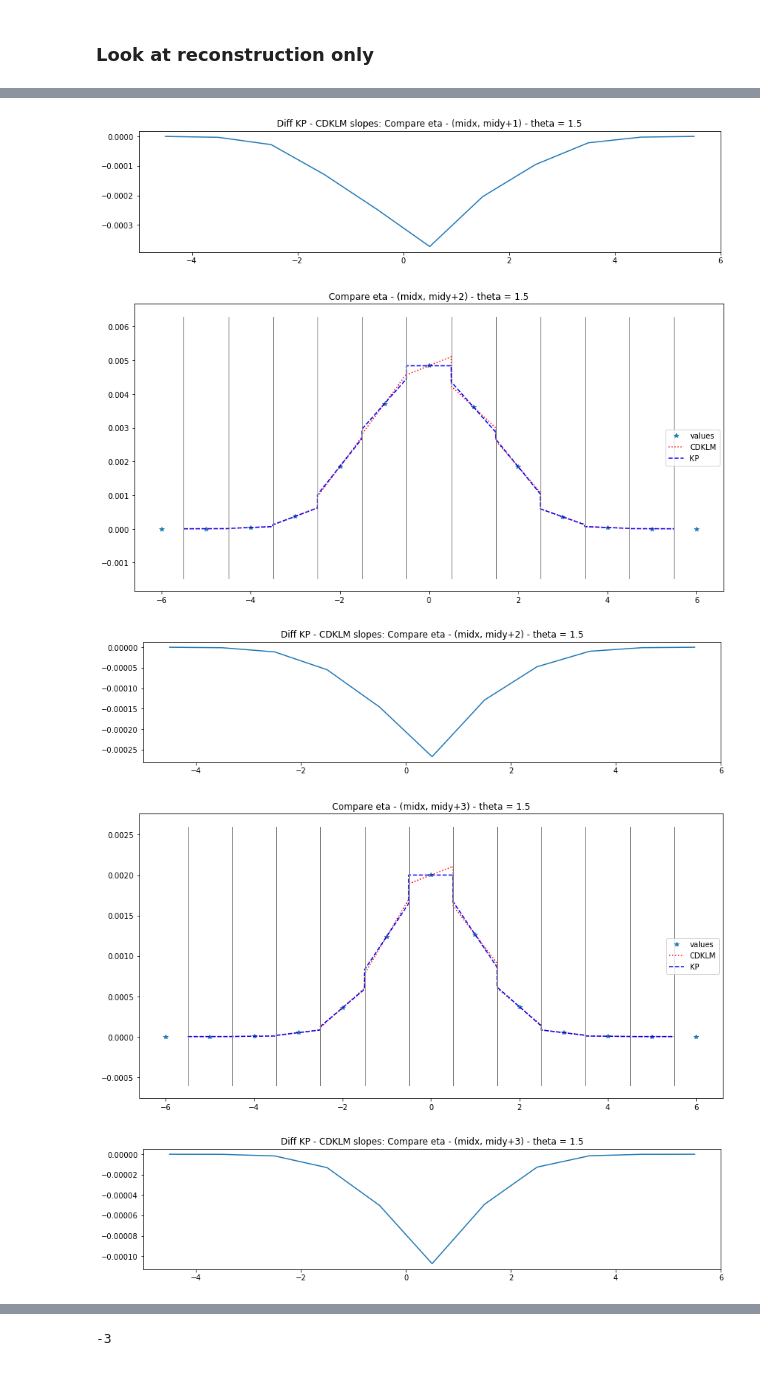
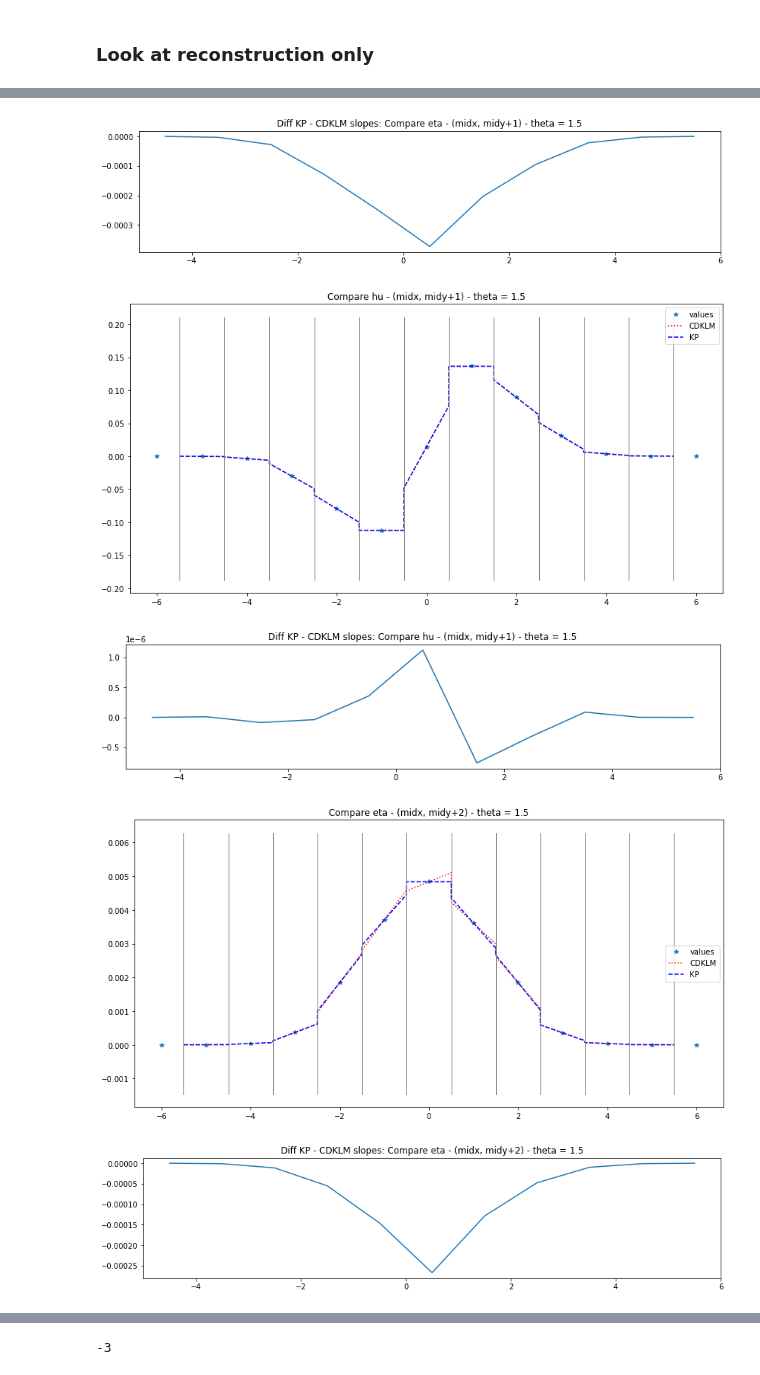
Before and after one commit to sintefmath/havvarsel-flux-investigations, a Jupyter notebook: FiniteVolumeDetails.ipynb, the cells around one changed output, grey strips where cells are left out. Saved outputs shown, nothing was run; the diff lists cells and outputs as text; code cells hidden in the pictures.

Commit message:
Comparing reconstruction of hu in CDKLM and KP

```diff
--- a/FiniteVolumeDetails.ipynb
+++ b/FiniteVolumeDetails.ipynb
@@ -287,6 +287,49 @@ def plotAndCompareEta(eta, v, args, theta, title):
      plt.plot(x_up, kp_up - cdklm_up)
      plt.title("Diff KP - CDKLM slopes: " + title + " - theta = " + str(theta))
 
+
+def plotAndCompare_hu(eta, v, u, hu, H, args, theta, title):
+     K_bw, K_c, K_fw = fd_slopes_K(eta, v, args)
+     K_x = minmodRaw(theta*K_bw, K_c, theta*K_fw)
+     eta_x = minmodSlopes(eta, theta)
+     u_x = minmodSlopes(u, theta)
+     hu_x = minmodSlopes(hu, theta)
+
+     Ndata = len(eta)
+     x = np.arange(-(Ndata//2), Ndata//2+1)
+     x_down = x[1:-1]  - 0.5
+     x_up   = x[1:-1] + 0.5
+     x_combo = merge_up_and_down(x_up, x_down)
+
+     y_span = max(hu) - min(hu)
+
+     fig = plt.figure(figsize=(14,7))
+     plt.plot(x, hu, '*', label='values')
+
+     # CDKLM hu:
+     cdklm_eta_up, cdklm_eta_down = reconstruct_eta(eta, v, K_x, args)
+     cdklm_u_up,   cdklm_u_down = reconstruct(u, u_x)
+     cdklm_hu_up   = cdklm_u_up  *(cdklm_eta_up   + H)
+     cdklm_hu_down = cdklm_u_down*(cdklm_eta_down + H)
+     cdklm_combo = merge_up_and_down(cdklm_hu_up, cdklm_hu_down)
+     plt.plot(x_combo, cdklm_combo, "r:", label="CDKLM")
+
+     # KP hu:
+     kp_up, kp_down = reconstruct(hu, hu_x)
+     kp_combo = merge_up_and_down(kp_up, kp_down)
+     plt.plot(x_combo, kp_combo, "b--", label="KP")
+
+     for i in range(len(x)-1):
+          plt.plot([x[i]+0.5, x[i]+0.5], [max(hu)+0.3*y_span, min(hu)-0.3*y_span],
+                    linewidth=1, color='grey')
+     plt.legend()
+     plt.title(title + " - theta = " + str(theta))
+
+     plt.figure(figsize=(14,3))
+     plt.plot(x_up, kp_up - cdklm_hu_up)
+     plt.title("Diff KP - CDKLM slopes: " + title + " - theta = " + str(theta))
+
+
 def fvm_reconstruct_x(eta_in, hu_in, hv_in, x, y, theta, plotTitle, args, H=60.0, span=2, onlyCompareEta=False):
      eta = eta_in[y, x-span:x+span+1]
      hu  =  hu_in[y, x-span:x+span+1]
@@ -309,7 +352,7 @@ def fvm_reconstruct_x(eta_in, hu_in, hv_in, x, y, theta, plotTitle, args, H=60.0
           plotValuesAndAllSlopes(eta, theta, "KP eta - " + plotTitle)
           plotValuesAndAllSlopes_cdklm_eta(eta, v, args, theta, "CDKLM eta - " + plotTitle)
      plotAndCompareEta(eta, v, args, theta, "Compare eta - " + plotTitle)
-     #plotAndCompare_hu(eta, v, u, hu, theta, "Compare hu - " + plotTitle)
+     plotAndCompare_hu(eta, v, u, hu, H, args, theta, "Compare hu - " + plotTitle)
 
 theta = 1.5
 fvm_reconstruct_x(eta, hu, hv, midx, midy+1, theta, "(midx, midy+1)", sim_args, span=6)
@@ -336,14 +379,14 @@ extra when reconstruct eta CDKLM:  [6.0999179e-07 7.1000682e-06 6.1134357e-05 2.
 extra when reconstruct eta CDKLM:  [-1.3398970e-08  6.1142589e-07  5.5402129e-06  2.9883473e-05
   5.8354170e-05  0.0000000e+00 -5.8354170e-05 -2.9883473e-05
  -5.5402129e-06 -6.1142589e-07  1.3398970e-08]
 [figure]
 [figure]
 [figure]
 [figure]
 [figure]
 [figure]
 [figure]
-[figure, old version]
+[figure, new version]
-[figure, old version]
+[figure, new version]
-[figure, old version]
+[figure, new version]
-[figure, old version]
+[figure, new version]
```
Also changed, not shown: parts of 1 cell of this notebook.
